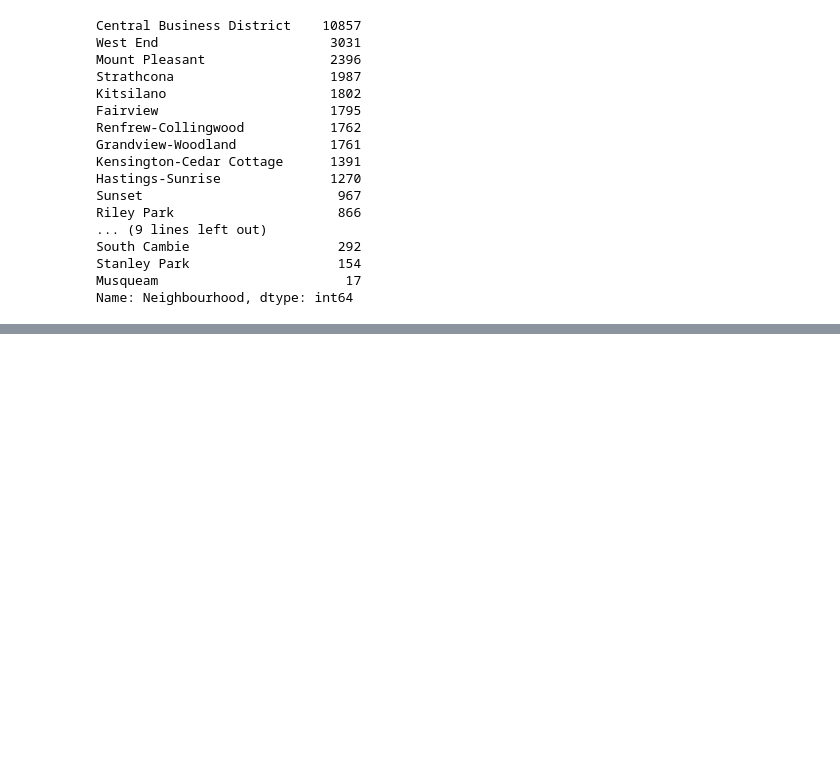
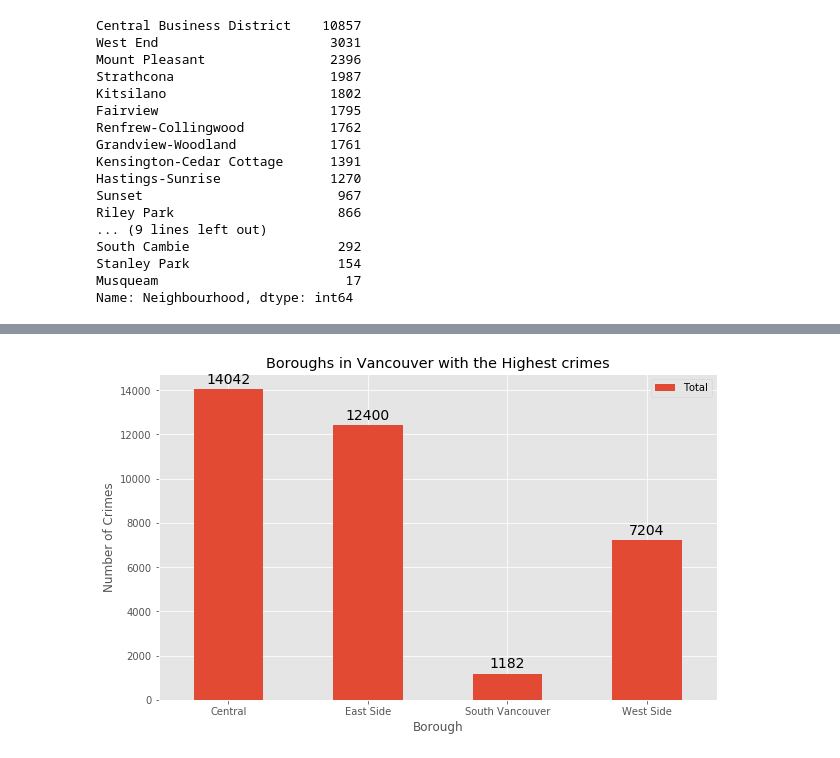
Before and after one commit to gms10/Coursera_Capstone, a Jupyter notebook: Battle of Neighborhoods (Week 1).ipynb, the cells around one changed output, grey strips where cells are left out. Saved outputs shown, nothing was run; the diff lists cells and outputs as text; code cells hidden in the pictures; blank space fills up the shorter version.

```diff
--- a/Battle of Neighborhoods (Week 1).ipynb
+++ b/Battle of Neighborhoods (Week 1).ipynb
@@ -119,0 +376,16 @@ Name: Neighbourhood, dtype: int64
+# %%
+vnc_crime_cat.reset_index(inplace = True)
+vnc_crime_cat.columns = vnc_crime_cat.columns.map(''.join)
+vnc_crime_cat.rename(columns={'YearAll':'Total',
+                              'YearBreak and Enter Commercial' : 'Break and Enter Commercial',
+                              'YearBreak and Enter Residential/Other' : 'Break and Enter Residential',
+                              'YearMischief' : 'Mischief',
+                              'YearOther Theft' : 'Other',
+                              'YearTheft from Vehicle' : 'Theft from Vehicle',
+                              'YearTheft of Bicycle' : 'Theft of Bicycle',
+                              'YearTheft of Vehicle' : 'Theft of Vehicle',
+                              'YearVehicle Collision or Pedestrian Struck (with Fatality)' : 'Vehicle Collision or Pedestrian Struck (with Fatality)',
+                              'YearVehicle Collision or Pedestrian Struck (with Injury)' : 'Vehicle Collision or Pedestrian Struck (with Injury)'}, inplace=True)
+# To ignore bottom All in Borough
+vnc_crime_cat = vnc_crime_cat.head(4)
+vnc_crime_cat
@@ -119,0 +398,24 @@ Name: Neighbourhood, dtype: int64
+# %%
+per_borough = vnc_crime_cat[['Borough','Total']]
+
+per_borough.set_index('Borough',inplace = True)
+
+ax = per_borough.plot(kind='bar', figsize=(10, 6), rot=0)
+
+ax.set_ylabel('Number of Crimes')
+ax.set_xlabel('Borough')
+ax.set_title('Boroughs in Vancouver with the Highest crimes')
+
+for p in ax.patches:
+    ax.annotate(np.round(p.get_height(),decimals=2),
+                (p.get_x()+p.get_width()/2., p.get_height()),
+                ha='center',
+                va='center',
+                xytext=(0, 10),
+                textcoords='offset points',
+                fontsize = 14,
+               )
+
+plt.show()
+# %% [output]
+[figure, added]
```
Also changed, not shown: parts of 44 cells of this notebook.
